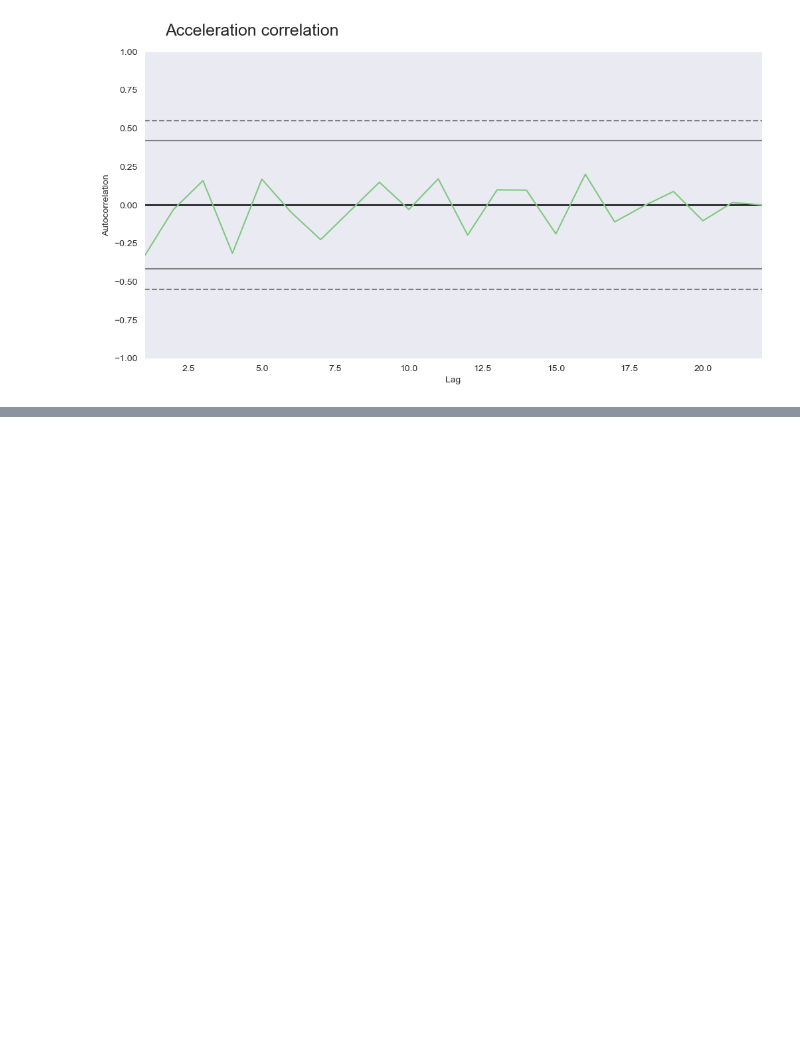
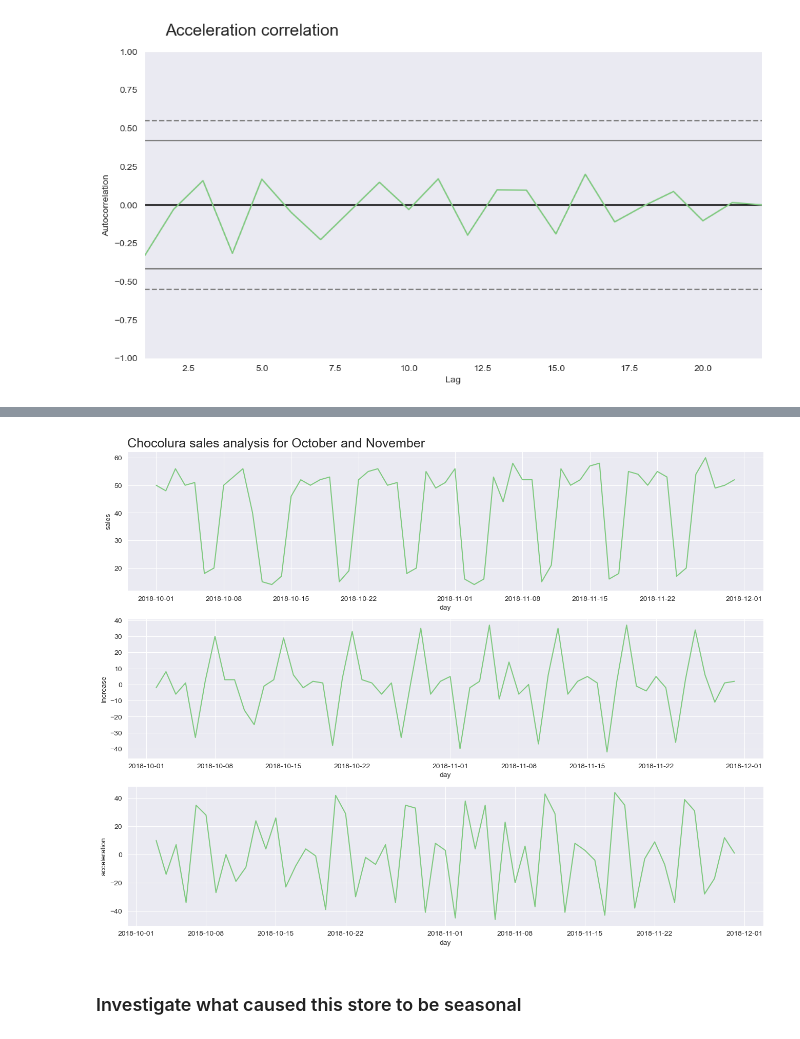
Before and after one commit to migueltosi/time-series-analysis, a Jupyter notebook: time_series_revision1.ipynb, the cells around one changed output, grey strips where cells are left out. Cells and saved outputs as stored; diff of their text form; code cells hidden in the pictures; blank space fills up the shorter version.

```diff
--- a/time_series_revision1.ipynb
+++ b/time_series_revision1.ipynb
@@ -157,0 +269,3 @@ ax = ax
+# %%
+sales_per_day = pd.read_csv('data/vendas_por_dia.csv')
+sales_per_day.head()
@@ -157,0 +279,3 @@ ax = ax
+# %%
+sales_per_day.columns = ['day', 'sales']
+sales_per_day.head()
@@ -157,0 +297,3 @@ ax = ax
+# %%
+sales_per_day['day'] = pd.to_datetime(sales_per_day['day'])
+sales_per_day.dtypes
@@ -157,0 +304,4 @@ ax = ax
+# %%
+sales_per_day['increase'] = sales_per_day['sales'].diff()
+sales_per_day['acceleration'] = sales_per_day['increase'].diff()
+sales_per_day.head()
@@ -157,0 +315,6 @@ ax = ax
+# %%
+plot_comparison('day', 'sales', 'increase', 'acceleration', sales_per_day, 'Chocolura sales analysis for October and November')
+# %% [output]
+[figure, added]
+# %% [markdown]
+### Investigate what caused this store to be seasonal
```
Also changed, not shown: parts of 50 cells of this notebook.
